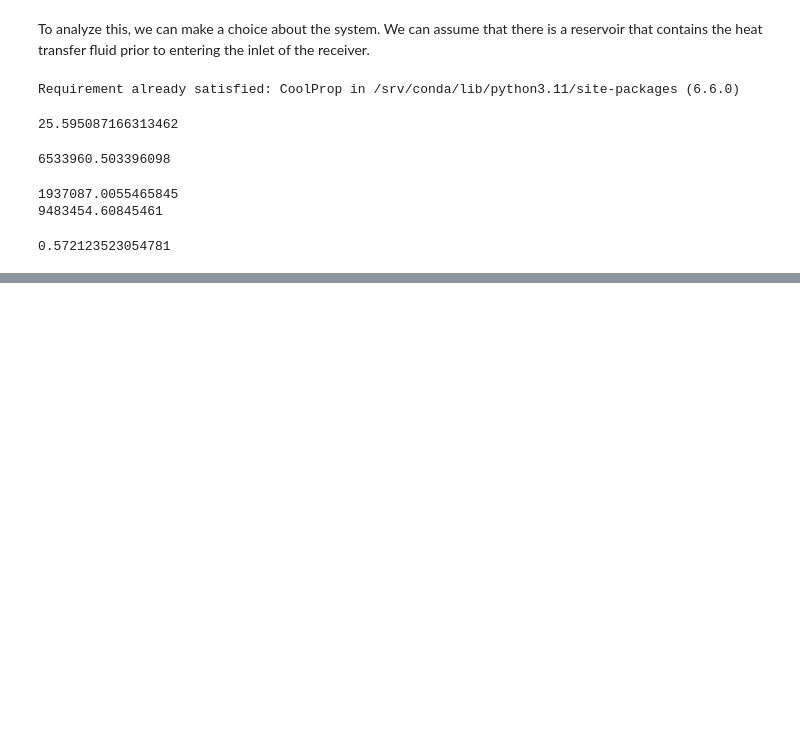
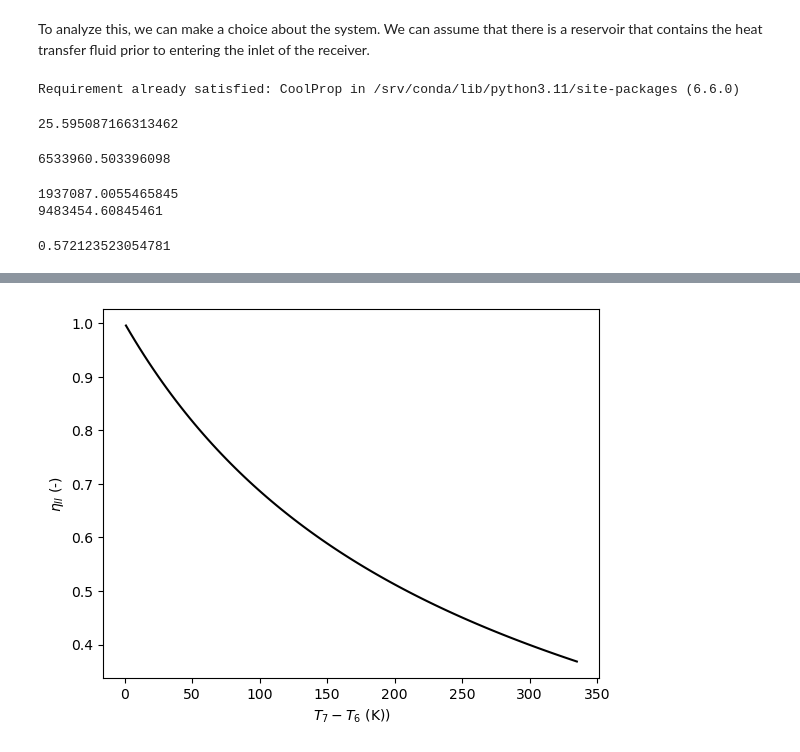
Before and after one commit to mtsn-lab/me146-246, a Jupyter notebook: scripts/collectorEfficiency.ipynb, the cells around one changed output, grey strips where cells are left out. Cells and saved outputs as stored; diff of their text form; code cells hidden in the pictures; blank space fills up the shorter version.

```diff
--- a/scripts/collectorEfficiency.ipynb
+++ b/scripts/collectorEfficiency.ipynb
@@ -190,0 +251,8 @@ plt.savefig('eta-mdot.png')
+# %%
+plt.plot(DeltaT76_, eta_II_, 'k-')
+
+plt.xlabel('$T_{7} - T_{6}$ (K))')
+plt.ylabel('$\eta_{II}$ (-)')
+plt.savefig('eta-deltatT.png')
+# %% [output]
+[figure, added]
```
Also changed, not shown: parts of 19 cells of this notebook.
